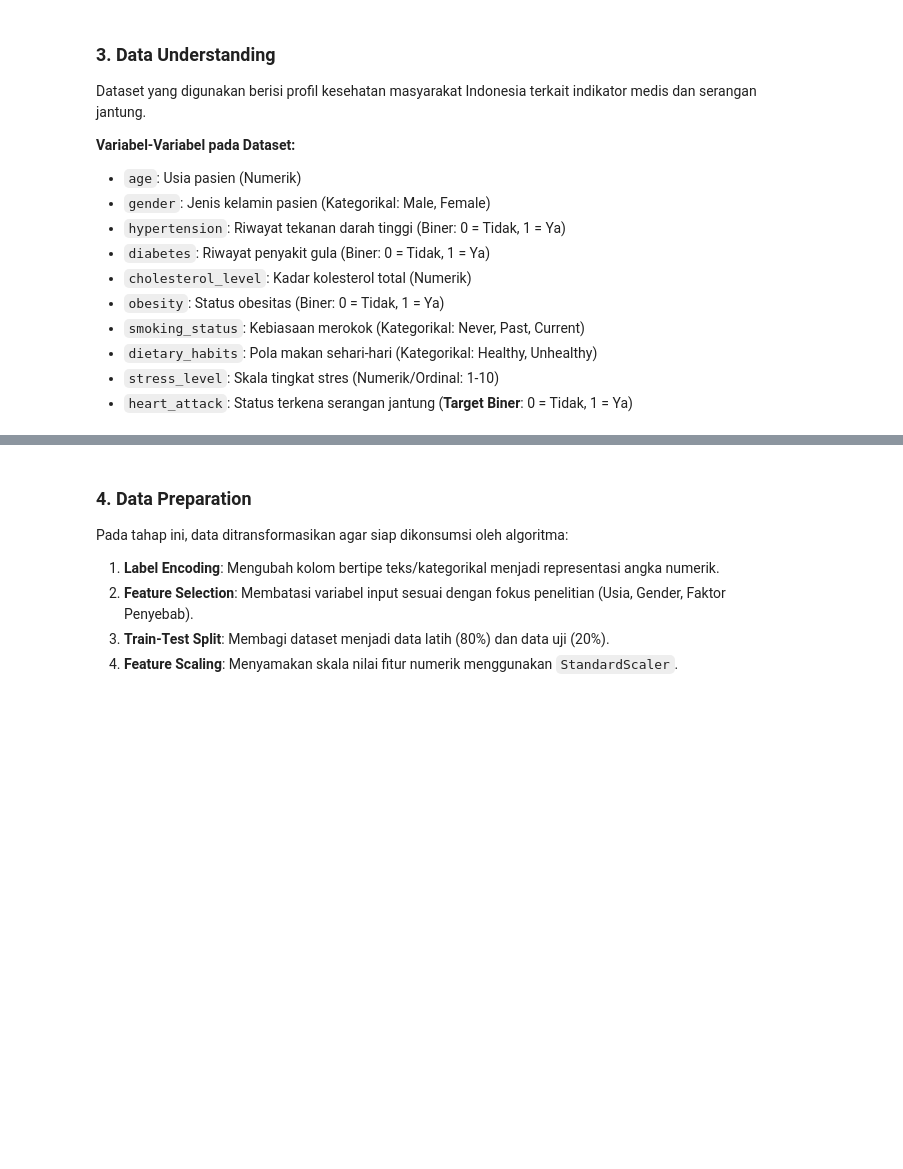
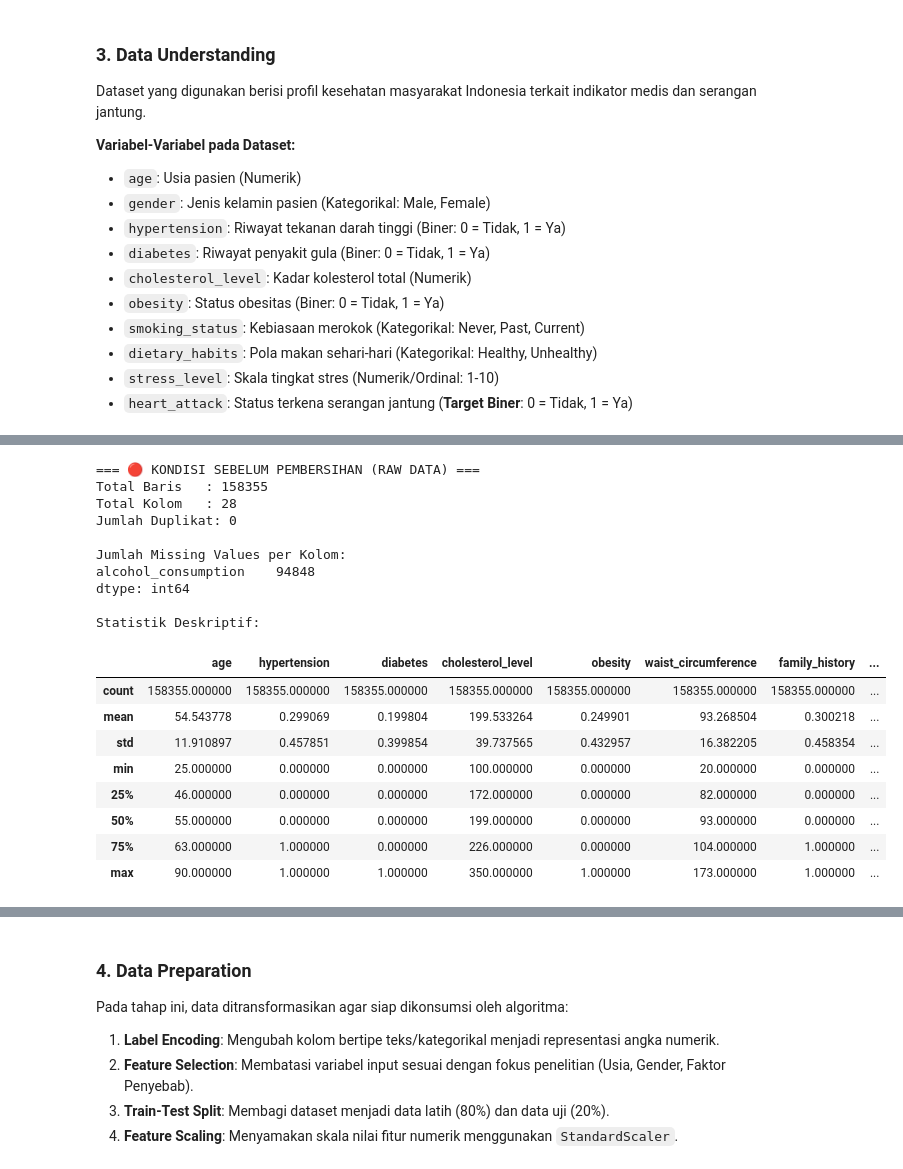
Before and after one commit to SalsabilaAnggraina/prediksi_serjan, a Jupyter notebook: PrediksiSerJan.ipynb, the cells around one changed output, grey strips where cells are left out. Drawn from its saved outputs; the diff is of its cells as text; code cells hidden in the pictures; blank space fills up the shorter version.

```diff
--- a/PrediksiSerJan.ipynb
+++ b/PrediksiSerJan.ipynb
@@ -63,22 +81,36 @@ df.info()
-# %%
-# =====================================================================
-# LOAD DATA & DATA UNDERSTANDING
-# =====================================================================
-import pandas as pd
-import numpy as np
-import matplotlib.pyplot as plt
-import seaborn as sns
-
-# Membaca file dataset
-from google.colab import drive
-drive.mount('/content/drive/')
-df = pd.read_csv('/content/drive/MyDrive/ML/heart_attack_prediction_indonesia.csv')
-
-print("=== DIMENSI DATA ===")
-print(f"Jumlah baris: {df.shape[0]}, Jumlah kolom: {df.shape[1]}\n")
-
-print("=== INFORMASI DATASET ===")
-df.info()
+# %%
+# =====================================================================
+# CEK KONDISI DATA MENTAH
+# =====================================================================
+print("=== 🔴 KONDISI SEBELUM PEMBERSIHAN (RAW DATA) ===")
+print(f"Total Baris   : {len(df)}")
+print(f"Total Kolom   : {df.shape[1]}")
+print(f"Jumlah Duplikat: {df.duplicated().sum()}")
+print("\nJumlah Missing Values per Kolom:")
+print(df.isnull().sum()[df.isnull().sum() > 0])
+
+print("\nStatistik Deskriptif:")
+display(df.describe())
+# %% [output]
+=== 🔴 KONDISI SEBELUM PEMBERSIHAN (RAW DATA) ===
+Total Baris   : 158355
+Total Kolom   : 28
+Jumlah Duplikat: 0
+
+Jumlah Missing Values per Kolom:
+alcohol_consumption    94848
+dtype: int64
+
+Statistik Deskriptif:
+|  | age | hypertension | diabetes | cholesterol_level | obesity | waist_circumference | family_history | ... |
+| count | 158355.000000 | 158355.000000 | 158355.000000 | 158355.000000 | 158355.000000 | 158355.000000 | 158355.000000 | ... |
+| mean | 54.543778 | 0.299069 | 0.199804 | 199.533264 | 0.249901 | 93.268504 | 0.300218 | ... |
+| std | 11.910897 | 0.457851 | 0.399854 | 39.737565 | 0.432957 | 16.382205 | 0.458354 | ... |
+| min | 25.000000 | 0.000000 | 0.000000 | 100.000000 | 0.000000 | 20.000000 | 0.000000 | ... |
+| 25% | 46.000000 | 0.000000 | 0.000000 | 172.000000 | 0.000000 | 82.000000 | 0.000000 | ... |
+| 50% | 55.000000 | 0.000000 | 0.000000 | 199.000000 | 0.000000 | 93.000000 | 0.000000 | ... |
+| 75% | 63.000000 | 1.000000 | 0.000000 | 226.000000 | 0.000000 | 104.000000 | 1.000000 | ... |
+| max | 90.000000 | 1.000000 | 1.000000 | 350.000000 | 1.000000 | 173.000000 | 1.000000 | ... |
 # %%
 # =====================================================================
 # EXPLORATORY DATA ANALYSIS (EDA)
```
Also changed, not shown: parts of 11 cells of this notebook.
